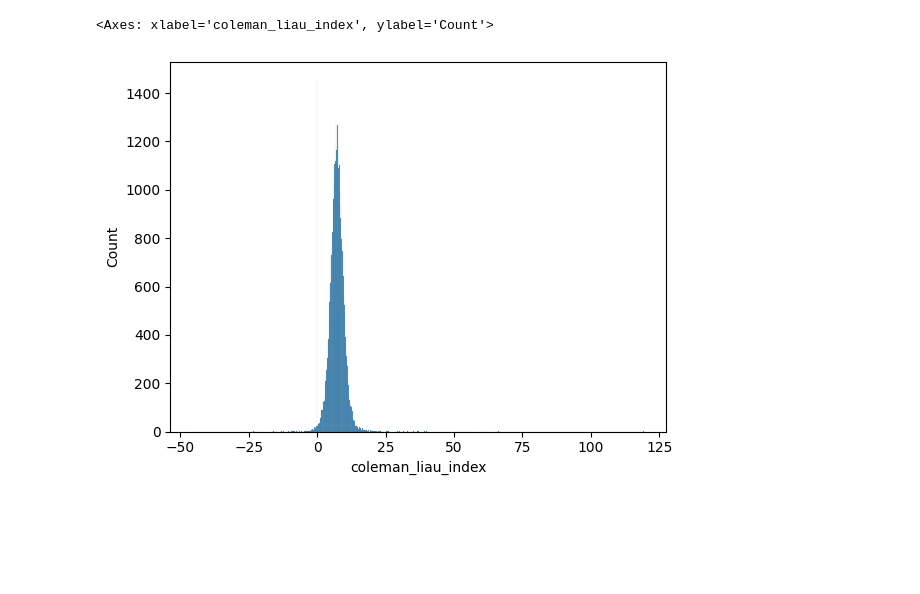
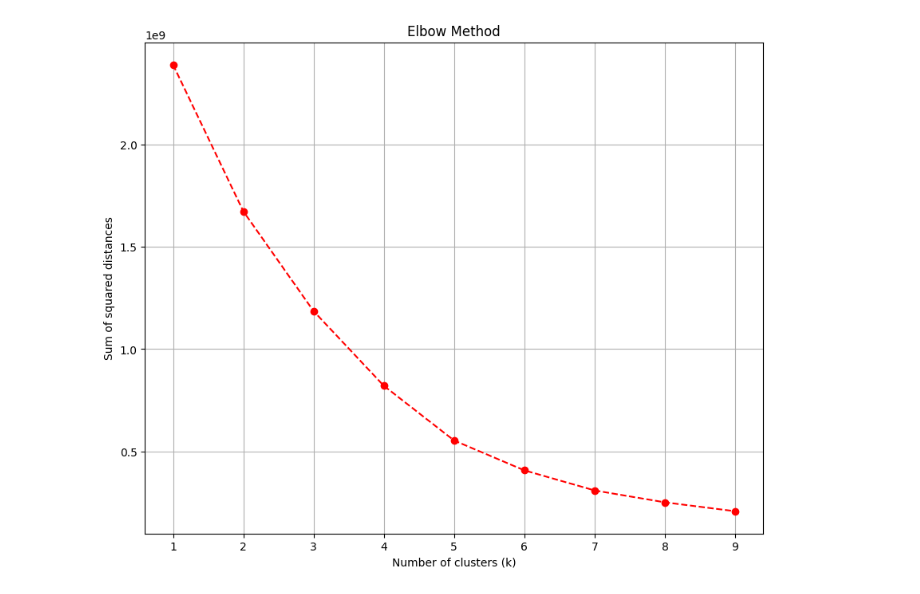
Before and after one commit to paulaRMachado/Final-Project-VI, a Jupyter notebook: workbook.ipynb, the cells around one changed output. Cells and saved outputs as stored; diff of their text form; code cells hidden in the pictures; blank space fills up the shorter version.

```diff
--- a/workbook.ipynb
+++ b/workbook.ipynb
@@ -88,5 +28,0 @@ correlation_heatmap.savefig()
-# %%
-sbn.histplot(x=df_model.coleman_liau_index)
-# %% [output]
-<Axes: xlabel='coleman_liau_index', ylabel='Count'>
-[figure, removed]
@@ -93,2 +33,7 @@ sbn.histplot(x=df_model.coleman_liau_index)
 # %%
-clean.save_dataframe(df_model,"model_prep")
+#clean.save_dataframe(df_model,"model_prep")
+df_model = extract.get_dataframe("model_prep")
+# %%
+viz.elbow_method(df_model)
+# %% [output]
+[figure, added]
```
Also changed, not shown: parts of 22 cells of this notebook, 13 other files.
